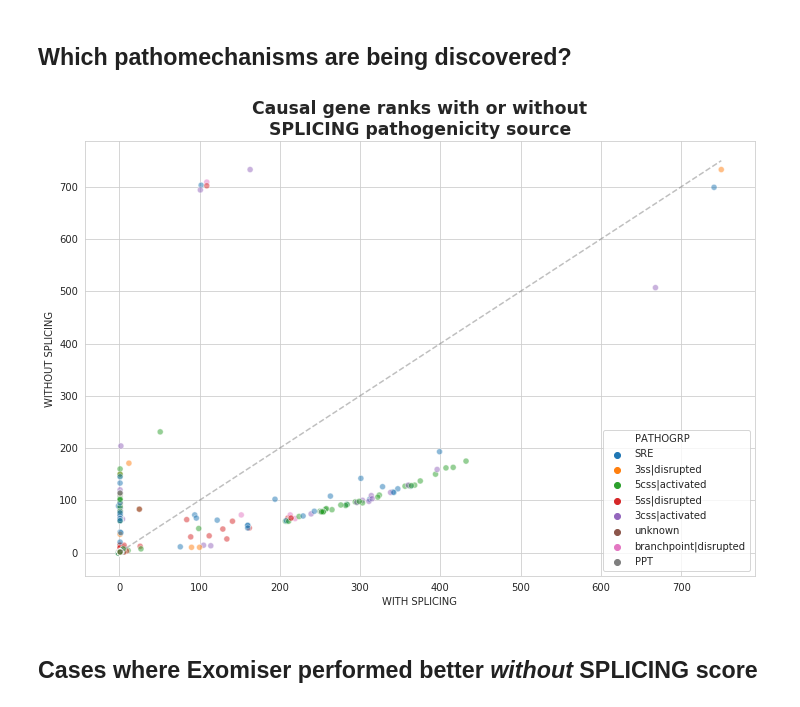
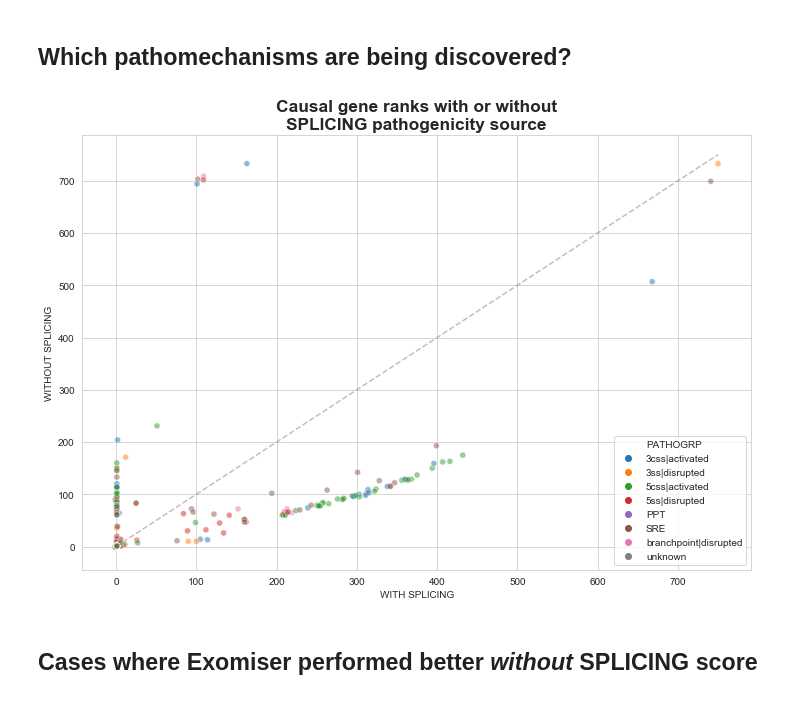
Before and after one commit to monarch-initiative/ExomiserSimulations, a Jupyter notebook: 3S Exomiser performance evaluation.ipynb, the cells around one changed output. Cells and saved outputs as stored; diff of their text form; code cells hidden in the pictures.

Commit message:
Add docs for running sims on Helix, update performance evaluation notebook

```diff
--- a/3S Exomiser performance evaluation.ipynb
+++ b/3S Exomiser performance evaluation.ipynb
@@ -6,4 +10,9 @@ import pandas as pd
 import matplotlib.pyplot as plt
 import seaborn as sns
 
+from curation import group_pathomechanism_for_threes_evaluation, load_data, plot_multicolor
+
 sns.set_style('whitegrid')
+
+data_dir = "/Users/danisd/data/threes-simulations"
+#data_dir = "/home/ielis/data/threes-simulations"
@@ -57,0 +40,7 @@ title = ax.set_title("Causal gene ranks with or without\nSPLICING pathogenicity
+# %%
+version = "20190711"
+FPATH = "{0}/{1}-output-checked/{1}-ranks.tsv".format(data_dir, version)
+df20190711 = load_data(FPATH)
+
+ho = np.sort(df20190711['PATHOGRP'].unique())
+df20190711.head()
@@ -58,23 +54,9 @@ title = ax.set_title("Causal gene ranks with or without\nSPLICING pathogenicity
 # %% [markdown]
 ## Which pathomechanisms are being discovered?
-# %%
-from curation import group_pathomechanism_for_threes_evaluation
-
-fig, ax = plt.subplots(figsize=(12, 8))
-
-df['PATHOGRP'] = df.PATHOMECHANISM.map(group_pathomechanism_for_threes_evaluation)
-
-max_val = max([df.WITH_SPLICING.max(), df.WITHOUT_SPLICING.max()])
-line_points = np.linspace(0, max_val, 10)
-line = ax.plot(line_points, line_points, "--", color="grey", alpha=0.5)
-sct = sns.scatterplot(df.WITH_SPLICING, df.WITHOUT_SPLICING, hue=df['PATHOGRP'], alpha=0.5, ax=ax)
-
-xl = ax.set_xlabel("WITH SPLICING")
-yl = ax.set_ylabel("WITHOUT SPLICING")
-title = ax.set_title("Causal gene ranks with or without\nSPLICING pathogenicity source",
-                     size="xx-large", fontweight="bold")
-# %% [output]
-[figure, removed]
+# %%
+plot_multicolor(df20190711.WITH_SPLICING, df20190711.WITHOUT_SPLICING, df20190711.PATHOGRP, ho)
+# %% [output]
+[figure, added]
 # %% [markdown]
 ## Cases where Exomiser performed better _without_ SPLICING score
 # %%
```
Also changed, not shown: parts of 16 cells of this notebook, 3 other files.
